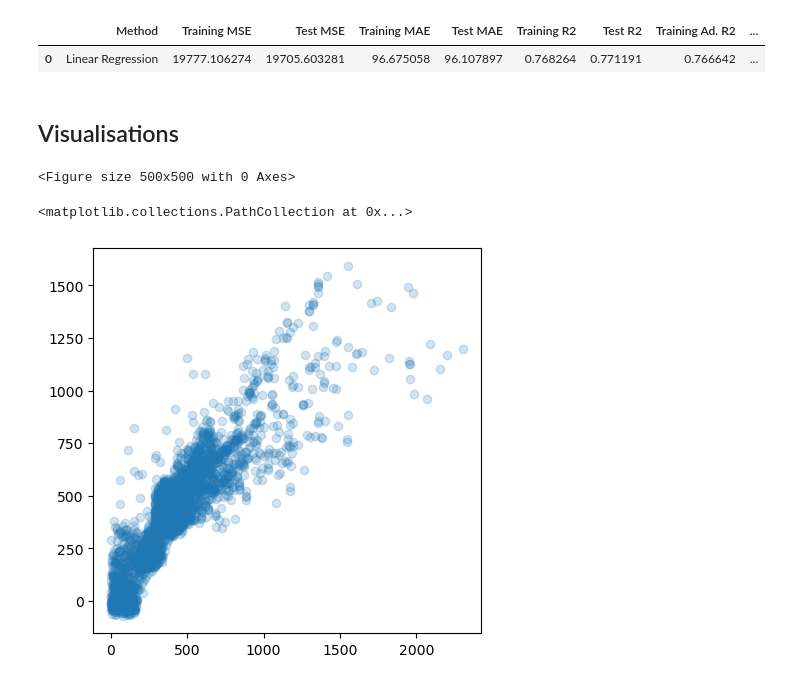
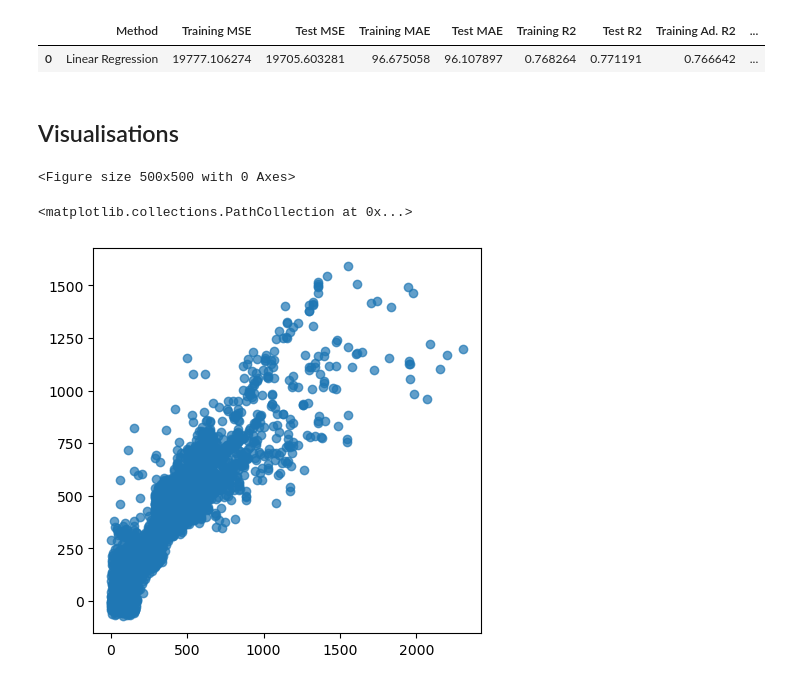
Before and after one commit to dmitri3748/dmitri_ironhack_labs, a Jupyter notebook: week4/lab_week4.ipynb, the cells around one changed output. Cells and saved outputs as stored; diff of their text form; code cells hidden in the pictures.

```diff
--- a/week4/lab_week4.ipynb
+++ b/week4/lab_week4.ipynb
@@ -142,13 +142,13 @@ lr_results
 # %% [output]
 |  | Method | Training MSE | Test MSE | Training MAE | Test MAE | Training R2 | Test R2 | Training Ad. R2 | ... |
 | 0 | Linear Regression | 19777.106274 | 19705.603281 | 96.675058 | 96.107897 | 0.768264 | 0.771191 | 0.766642 | ... |
-# %% [markdown]
-## Visualisations
+# %% [markdown]
+## Visualisations
 # %%
 # scatterplot y_test, y_pred
 plt.figure(figsize=(5,5))
-plt.scatter(y_test, y_lr_test_pred, alpha = 0.2)
+plt.scatter(y_test, y_lr_test_pred, alpha = 0.7)
 # %% [output]
 <Figure size 500x500 with 0 Axes>
 <matplotlib.collections.PathCollection at 0x...>
-[figure, old version]
+[figure, new version]
```
Also changed, not shown: parts of 20 cells of this notebook, 1 other file.
